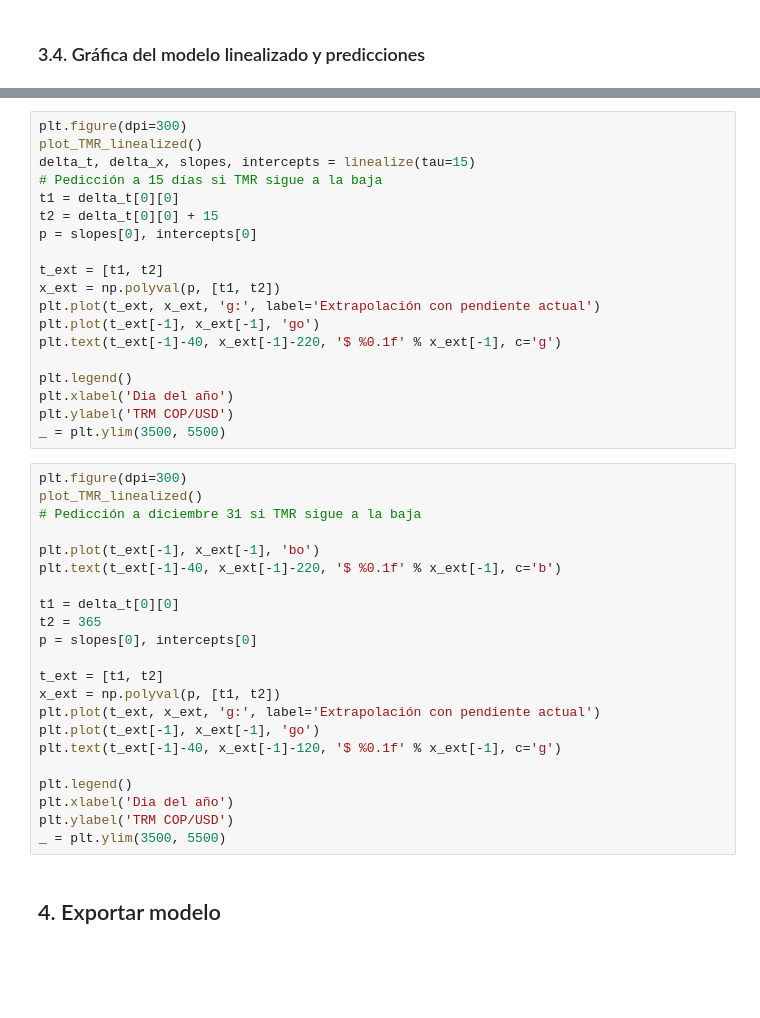
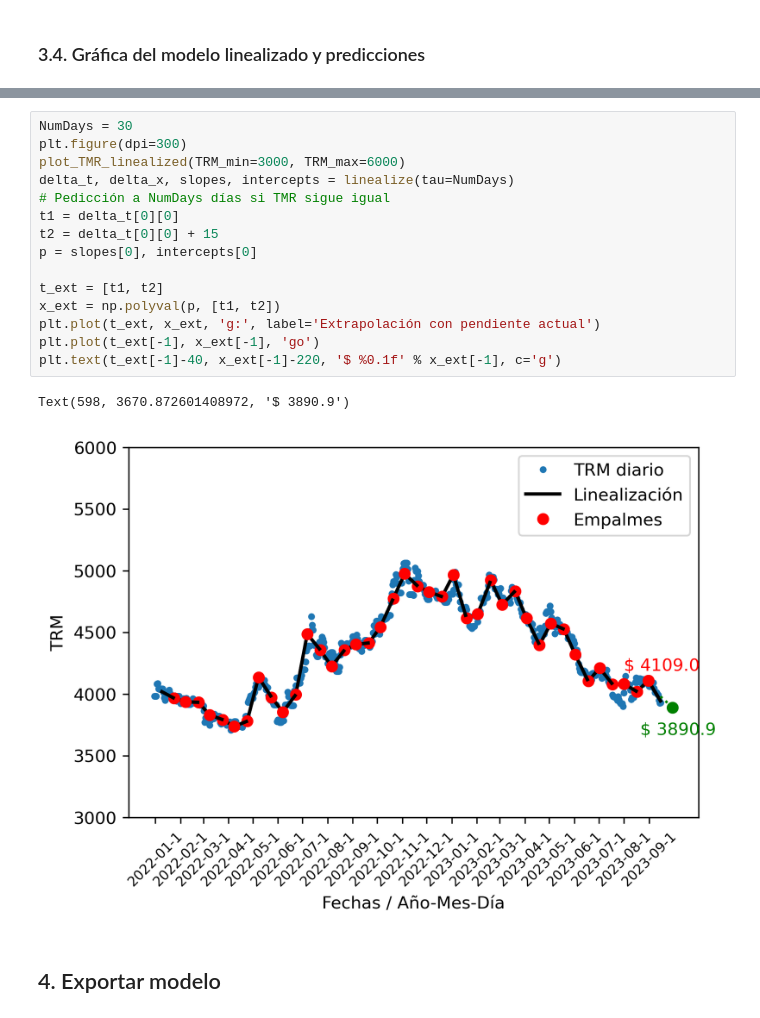
Before and after one commit to davidalejandromiranda/DataAnalytics, a Jupyter notebook: notebooks/TRM_linearization.ipynb, the cells around one changed output, grey strips where cells are left out. Drawn from its saved outputs; the diff is of its cells as text; blank space fills up the shorter version.

```diff
--- a/notebooks/TRM_linearization.ipynb
+++ b/notebooks/TRM_linearization.ipynb
@@ -118,44 +181,21 @@ _ = plt.ylim(3500, 5500)
 # %%
+NumDays = 30
 plt.figure(dpi=300)
-plot_TMR_linealized()
-delta_t, delta_x, slopes, intercepts = linealize(tau=15)
-# Pedicción a 15 días si TMR sigue a la baja
+plot_TMR_linealized(TRM_min=3000, TRM_max=6000)
+delta_t, delta_x, slopes, intercepts = linealize(tau=NumDays)
+# Pedicción a NumDays días si TMR sigue igual
 t1 = delta_t[0][0]
 t2 = delta_t[0][0] + 15
 p = slopes[0], intercepts[0]
 
 t_ext = [t1, t2]
 x_ext = np.polyval(p, [t1, t2])
 plt.plot(t_ext, x_ext, 'g:', label='Extrapolación con pendiente actual')
 plt.plot(t_ext[-1], x_ext[-1], 'go')
 plt.text(t_ext[-1]-40, x_ext[-1]-220, '$ %0.1f' % x_ext[-1], c='g')
-
-plt.legend()
-plt.xlabel('Dia del año')
-plt.ylabel('TRM COP/USD')
-_ = plt.ylim(3500, 5500)
+# %% [output]
+Text(598, 3670.872601408972, '$ 3890.9')
+[figure, added]
-# %%
-plt.figure(dpi=300)
-plot_TMR_linealized()
-# Pedicción a diciembre 31 si TMR sigue a la baja
-
-plt.plot(t_ext[-1], x_ext[-1], 'bo')
-plt.text(t_ext[-1]-40, x_ext[-1]-220, '$ %0.1f' % x_ext[-1], c='b')
-
-t1 = delta_t[0][0]
-t2 = 365
-p = slopes[0], intercepts[0]
-
-t_ext = [t1, t2]
-x_ext = np.polyval(p, [t1, t2])
-plt.plot(t_ext, x_ext, 'g:', label='Extrapolación con pendiente actual')
-plt.plot(t_ext[-1], x_ext[-1], 'go')
-plt.text(t_ext[-1]-40, x_ext[-1]-120, '$ %0.1f' % x_ext[-1], c='g')
-
-plt.legend()
-plt.xlabel('Dia del año')
-plt.ylabel('TRM COP/USD')
-_ = plt.ylim(3500, 5500)
 # %% [markdown]
 ## 4. Exportar modelo
 # %%
```
Also changed, not shown: parts of 13 cells of this notebook, 2 other files.
